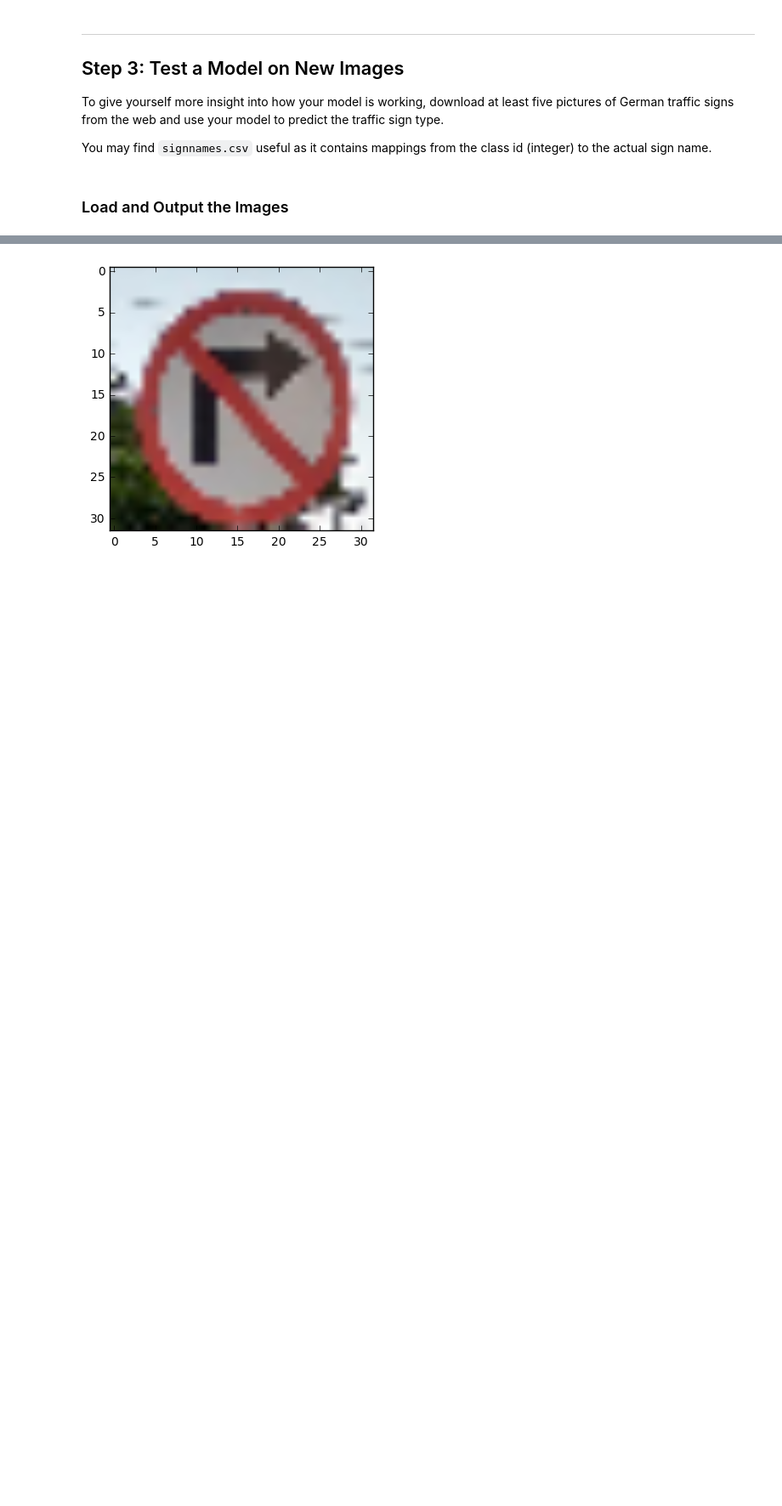
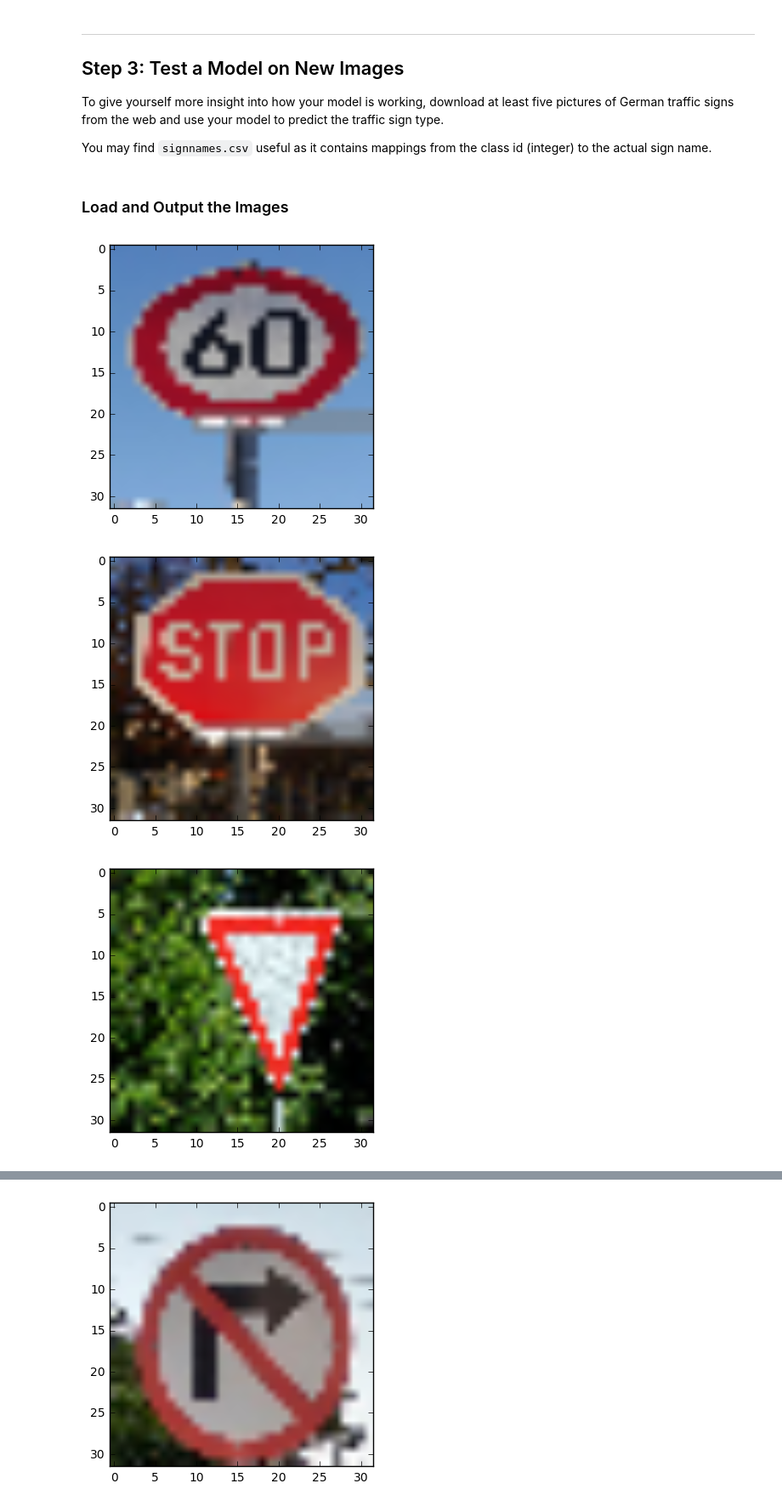
Before and after one commit to ingenieroariel/CarND-Traffic-Sign-Classifier-Project, a Jupyter notebook: Traffic_Sign_Classifier.ipynb, the cells around one changed output, grey strips where cells are left out. Shown at 85% size. Cells and saved outputs as stored; diff of their text form; code cells hidden in the pictures; blank space fills up the shorter version.

```diff
--- a/Traffic_Sign_Classifier.ipynb
+++ b/Traffic_Sign_Classifier.ipynb
@@ -362,6 +402,20 @@ import glob
 # %%
 def load_image_path(image_path):
     mat_im = cv2.imread(image_path)
-    mat_im = cv2.resize(mat_im,(32,32))
+    mat_im = cv2.resize(mat_im,(32,32), interpolation=0)
     mat_im = cv2.cvtColor(mat_im, cv2.COLOR_BGR2RGB)
     return mat_im
+# %%
+all_images = glob.glob('./german_images/*')
+new_images = np.zeros(shape=(5,32,32,3))
+k = 0
+for each_path in all_images:
+    im = load_image_path(each_path)
+    new_images[k] = im
+    plt.figure()
+    plt.imshow(im)
+    k += 1
+# %% [output]
+[figure, added]
+[figure, added]
+[figure, added]
```
Also changed, not shown: parts of 16 cells of this notebook.
